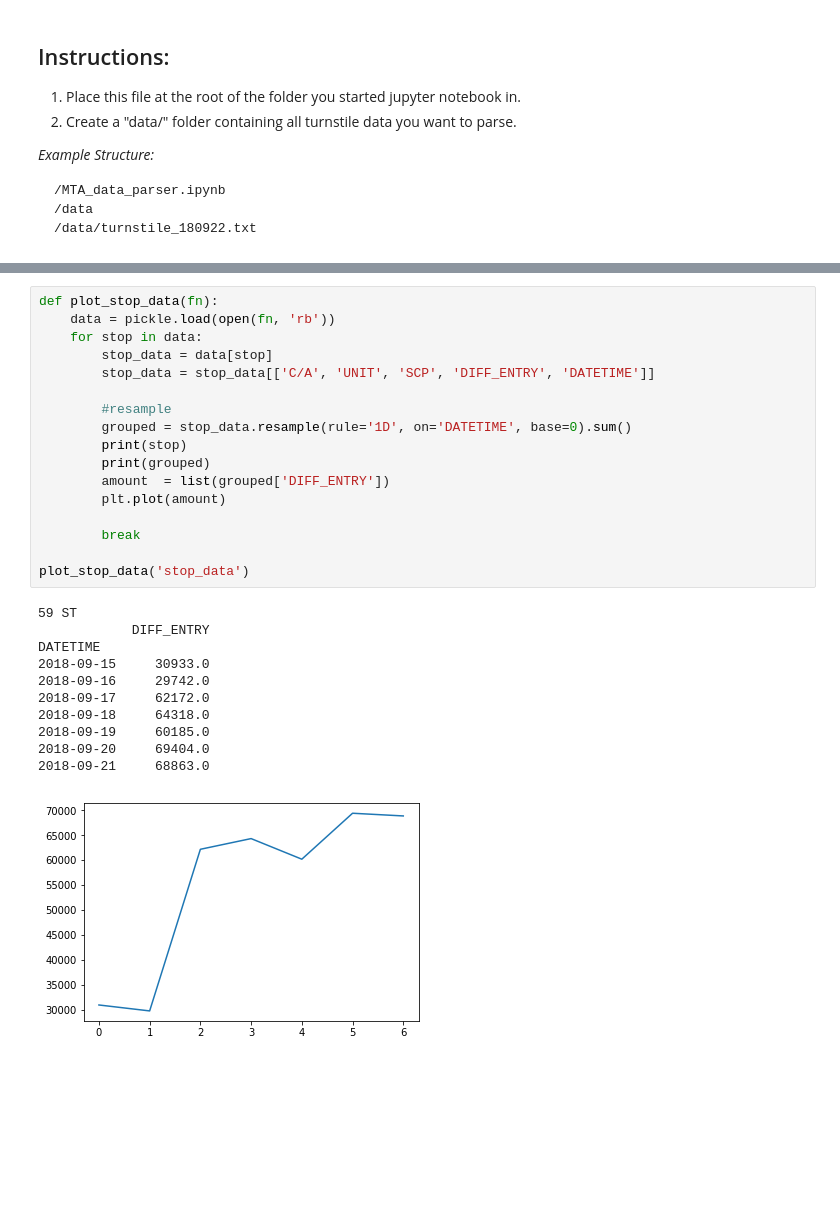
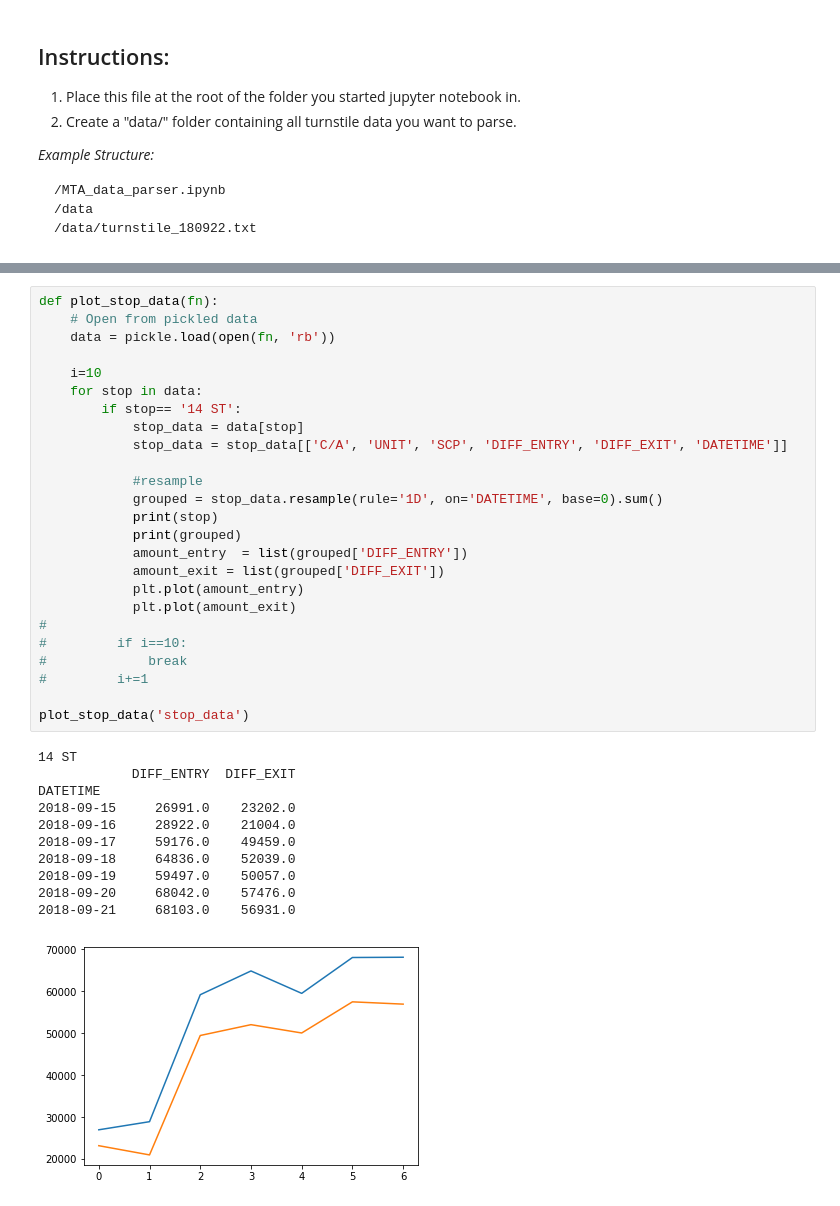
Before and after one commit to RedGeryon/MTA-subway, a Jupyter notebook: MTA_data_parser.ipynb, the cells around one changed output, grey strips where cells are left out. Cells and saved outputs as stored; diff of their text form; blank space fills up the shorter version.

```diff
--- a/MTA_data_parser.ipynb
+++ b/MTA_data_parser.ipynb
@@ -83,32 +139,40 @@ clean_data(df)
 Done
 # %%
 def plot_stop_data(fn):
+    # Open from pickled data
     data = pickle.load(open(fn, 'rb'))
+
+    i=10
     for stop in data:
-        stop_data = data[stop]
-        stop_data = stop_data[['C/A', 'UNIT', 'SCP', 'DIFF_ENTRY', 'DATETIME']]
+        if stop== '14 ST':
+            stop_data = data[stop]
+            stop_data = stop_data[['C/A', 'UNIT', 'SCP', 'DIFF_ENTRY', 'DIFF_EXIT', 'DATETIME']]
 
-        #resample
-        grouped = stop_data.resample(rule='1D', on='DATETIME', base=0).sum()
-        print(stop)
-        print(grouped)
-        amount  = list(grouped['DIFF_ENTRY'])
-        plt.plot(amount)
-
-        break
+            #resample
+            grouped = stop_data.resample(rule='1D', on='DATETIME', base=0).sum()
+            print(stop)
+            print(grouped)
+            amount_entry  = list(grouped['DIFF_ENTRY'])
+            amount_exit = list(grouped['DIFF_EXIT'])
+            plt.plot(amount_entry)
+            plt.plot(amount_exit)
+#
+#         if i==10:
+#             break
+#         i+=1
 
 plot_stop_data('stop_data')
 # %% [output]
-59 ST
-            DIFF_ENTRY
+14 ST
+            DIFF_ENTRY  DIFF_EXIT
 DATETIME
-2018-09-15     30933.0
-2018-09-16     29742.0
-2018-09-17     62172.0
-2018-09-18     64318.0
-2018-09-19     60185.0
-2018-09-20     69404.0
-2018-09-21     68863.0
+2018-09-15     26991.0    23202.0
+2018-09-16     28922.0    21004.0
+2018-09-17     59176.0    49459.0
+2018-09-18     64836.0    52039.0
+2018-09-19     59497.0    50057.0
+2018-09-20     68042.0    57476.0
+2018-09-21     68103.0    56931.0
-[figure, old version]
+[figure, new version]
 # %%
 def first_last(df):
```
Also changed, not shown: parts of 5 cells of this notebook.
